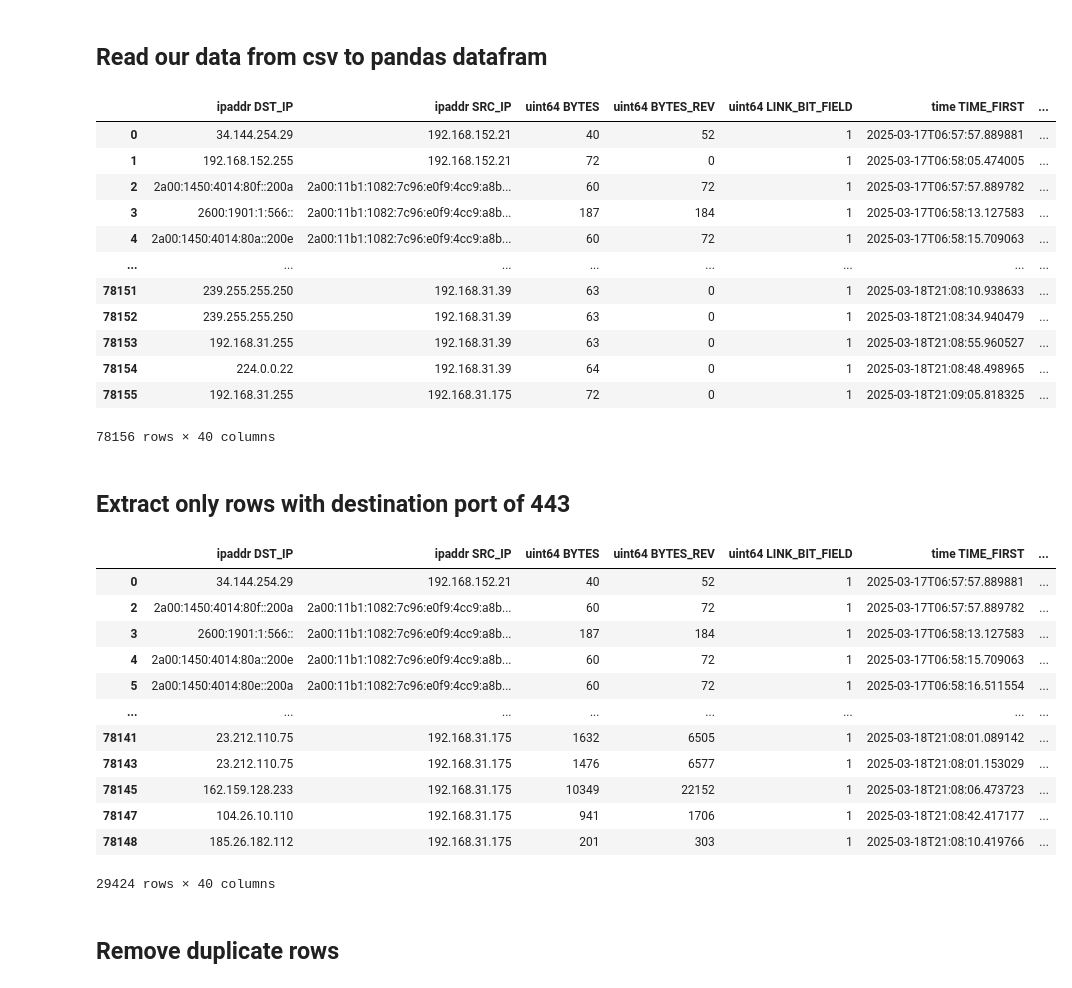
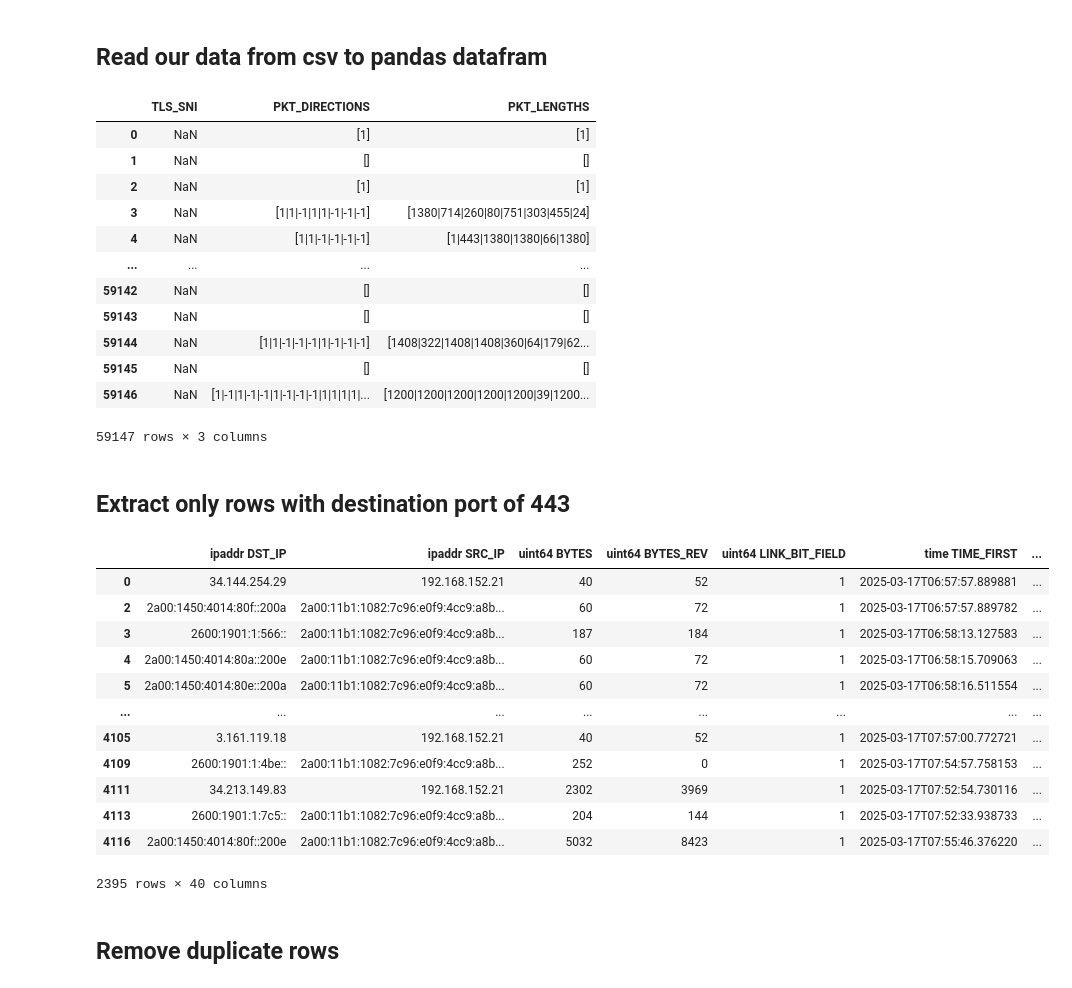
Before and after one commit to kakalasek/Omega_Big, a Jupyter notebook: jupyter_scripts/data_processing.ipynb, the cells around one changed output. Saved outputs shown, nothing was run; the diff lists cells and outputs as text; code cells hidden in the pictures.

```diff
--- a/jupyter_scripts/data_processing.ipynb
+++ b/jupyter_scripts/data_processing.ipynb
@@ -8,22 +8,22 @@ import numpy as np
 # %% [markdown]
 ## Read our data from csv to pandas datafram
 # %%
-df = pd.read_csv('../data/tadas_and_minivan_aggregated.csv')
+df = pd.read_csv('../data/agg.csv')
 df
 # %% [output]
-|  | ipaddr DST_IP | ipaddr SRC_IP | uint64 BYTES | uint64 BYTES_REV | uint64 LINK_BIT_FIELD | time TIME_FIRST | ... |
-| 0 | 34.144.254.29 | 192.168.152.21 | 40 | 52 | 1 | 2025-03-17T06:57:57.889881 | ... |
-| 1 | 192.168.152.255 | 192.168.152.21 | 72 | 0 | 1 | 2025-03-17T06:58:05.474005 | ... |
-| 2 | 2a00:1450:4014:80f::200a | 2a00:11b1:1082:7c96:e0f9:4cc9:a8b... | 60 | 72 | 1 | 2025-03-17T06:57:57.889782 | ... |
-| 3 | 2600:1901:1:566:: | 2a00:11b1:1082:7c96:e0f9:4cc9:a8b... | 187 | 184 | 1 | 2025-03-17T06:58:13.127583 | ... |
-| 4 | 2a00:1450:4014:80a::200e | 2a00:11b1:1082:7c96:e0f9:4cc9:a8b... | 60 | 72 | 1 | 2025-03-17T06:58:15.709063 | ... |
-| ... | ... | ... | ... | ... | ... | ... | ... |
-| 78151 | 239.255.255.250 | 192.168.31.39 | 63 | 0 | 1 | 2025-03-18T21:08:10.938633 | ... |
-| 78152 | 239.255.255.250 | 192.168.31.39 | 63 | 0 | 1 | 2025-03-18T21:08:34.940479 | ... |
-| 78153 | 192.168.31.255 | 192.168.31.39 | 63 | 0 | 1 | 2025-03-18T21:08:55.960527 | ... |
-| 78154 | 224.0.0.22 | 192.168.31.39 | 64 | 0 | 1 | 2025-03-18T21:08:48.498965 | ... |
-| 78155 | 192.168.31.255 | 192.168.31.175 | 72 | 0 | 1 | 2025-03-18T21:09:05.818325 | ... |
+|  | TLS_SNI | PKT_DIRECTIONS | PKT_LENGTHS |
+| 0 | NaN | [1] | [1] |
+| 1 | NaN | [] | [] |
+| 2 | NaN | [1] | [1] |
+| 3 | NaN | [1|1|-1|1|1|-1|-1|-1] | [1380|714|260|80|751|303|455|24] |
+| 4 | NaN | [1|1|-1|-1|-1|-1] | [1|443|1380|1380|66|1380] |
+| ... | ... | ... | ... |
+| 59142 | NaN | [] | [] |
+| 59143 | NaN | [] | [] |
+| 59144 | NaN | [1|1|-1|-1|-1|1|-1|-1|-1] | [1408|322|1408|1408|360|64|179|62... |
+| 59145 | NaN | [] | [] |
+| 59146 | NaN | [1|-1|1|-1|-1|1|-1|-1|-1|1|1|1|1|... | [1200|1200|1200|1200|1200|39|1200... |
-78156 rows × 40 columns
+59147 rows × 3 columns
 # %% [markdown]
 ## Extract only rows with destination port of 443
 # %%
@@ -37,12 +37,12 @@ df
 | 4 | 2a00:1450:4014:80a::200e | 2a00:11b1:1082:7c96:e0f9:4cc9:a8b... | 60 | 72 | 1 | 2025-03-17T06:58:15.709063 | ... |
 | 5 | 2a00:1450:4014:80e::200a | 2a00:11b1:1082:7c96:e0f9:4cc9:a8b... | 60 | 72 | 1 | 2025-03-17T06:58:16.511554 | ... |
 | ... | ... | ... | ... | ... | ... | ... | ... |
-| 78141 | 23.212.110.75 | 192.168.31.175 | 1632 | 6505 | 1 | 2025-03-18T21:08:01.089142 | ... |
-| 78143 | 23.212.110.75 | 192.168.31.175 | 1476 | 6577 | 1 | 2025-03-18T21:08:01.153029 | ... |
-| 78145 | 162.159.128.233 | 192.168.31.175 | 10349 | 22152 | 1 | 2025-03-18T21:08:06.473723 | ... |
-| 78147 | 104.26.10.110 | 192.168.31.175 | 941 | 1706 | 1 | 2025-03-18T21:08:42.417177 | ... |
-| 78148 | 185.26.182.112 | 192.168.31.175 | 201 | 303 | 1 | 2025-03-18T21:08:10.419766 | ... |
+| 4105 | 3.161.119.18 | 192.168.152.21 | 40 | 52 | 1 | 2025-03-17T07:57:00.772721 | ... |
+| 4109 | 2600:1901:1:4be:: | 2a00:11b1:1082:7c96:e0f9:4cc9:a8b... | 252 | 0 | 1 | 2025-03-17T07:54:57.758153 | ... |
+| 4111 | 34.213.149.83 | 192.168.152.21 | 2302 | 3969 | 1 | 2025-03-17T07:52:54.730116 | ... |
+| 4113 | 2600:1901:1:7c5:: | 2a00:11b1:1082:7c96:e0f9:4cc9:a8b... | 204 | 144 | 1 | 2025-03-17T07:52:33.938733 | ... |
+| 4116 | 2a00:1450:4014:80f::200e | 2a00:11b1:1082:7c96:e0f9:4cc9:a8b... | 5032 | 8423 | 1 | 2025-03-17T07:55:46.376220 | ... |
-29424 rows × 40 columns
+2395 rows × 40 columns
 # %% [markdown]
 ## Remove duplicate rows
 # %%
```
Also changed, not shown: parts of 16 cells of this notebook, 1 other file.
